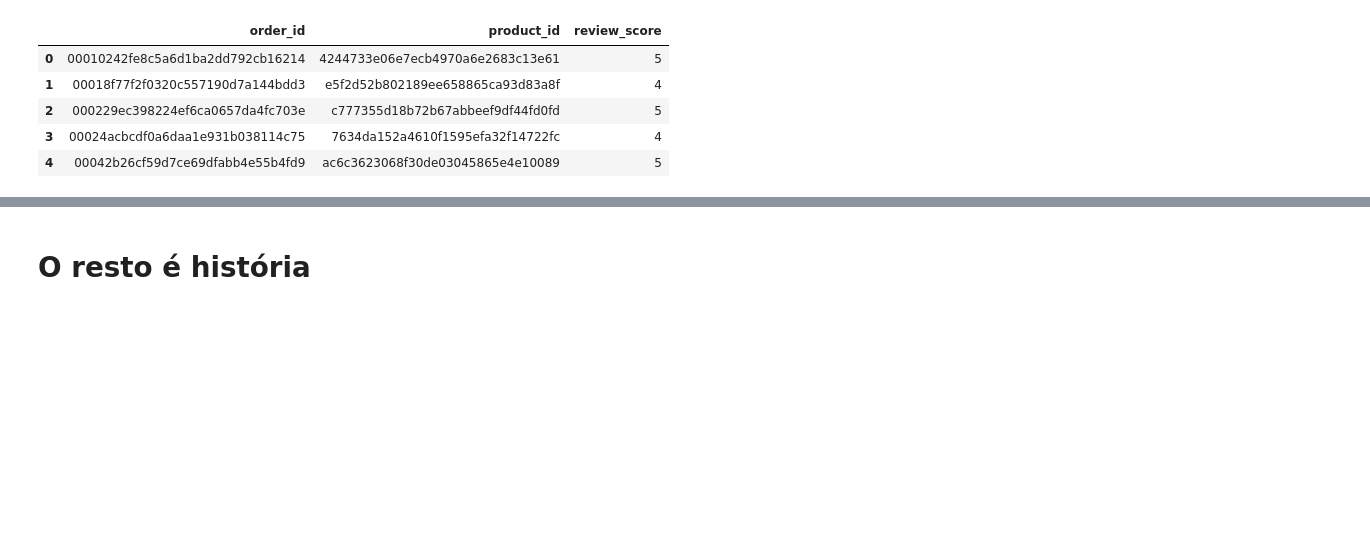
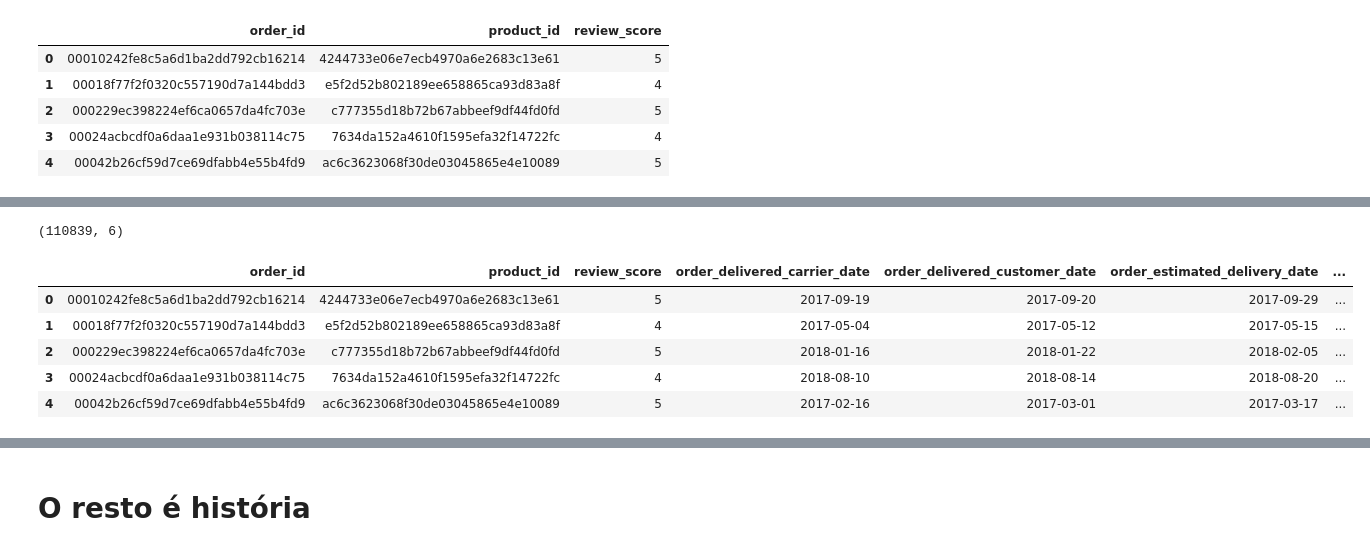
Before and after one commit to Herikc2/Brazilian-E-Commerce-Olist, a Jupyter notebook: docs/main.ipynb, the cells around one changed output, grey strips where cells are left out. Cells and saved outputs as stored; diff of their text form; code cells hidden in the pictures; blank space fills up the shorter version.

```diff
--- a/docs/main.ipynb
+++ b/docs/main.ipynb
@@ -839,0 +899,4 @@ reviewsOrders.head()
+# %%
+print(reviewOrdersTime.shape)
+# %% [output]
+(110839, 6)
@@ -839,0 +911,9 @@ reviewsOrders.head()
+# %%
+reviewOrdersTime.head()
+# %% [output]
+|  | order_id | product_id | review_score | order_delivered_carrier_date | order_delivered_customer_date | order_estimated_delivery_date | ... |
+| 0 | 00010242fe8c5a6d1ba2dd792cb16214 | 4244733e06e7ecb4970a6e2683c13e61 | 5 | 2017-09-19 | 2017-09-20 | 2017-09-29 | ... |
+| 1 | 00018f77f2f0320c557190d7a144bdd3 | e5f2d52b802189ee658865ca93d83a8f | 4 | 2017-05-04 | 2017-05-12 | 2017-05-15 | ... |
+| 2 | 000229ec398224ef6ca0657da4fc703e | c777355d18b72b67abbeef9df44fd0fd | 5 | 2018-01-16 | 2018-01-22 | 2018-02-05 | ... |
+| 3 | 00024acbcdf0a6daa1e931b038114c75 | 7634da152a4610f1595efa32f14722fc | 4 | 2018-08-10 | 2018-08-14 | 2018-08-20 | ... |
+| 4 | 00042b26cf59d7ce69dfabb4e55b4fd9 | ac6c3623068f30de03045865e4e10089 | 5 | 2017-02-16 | 2017-03-01 | 2017-03-17 | ... |
```
Also changed, not shown: parts of 24 cells of this notebook.
